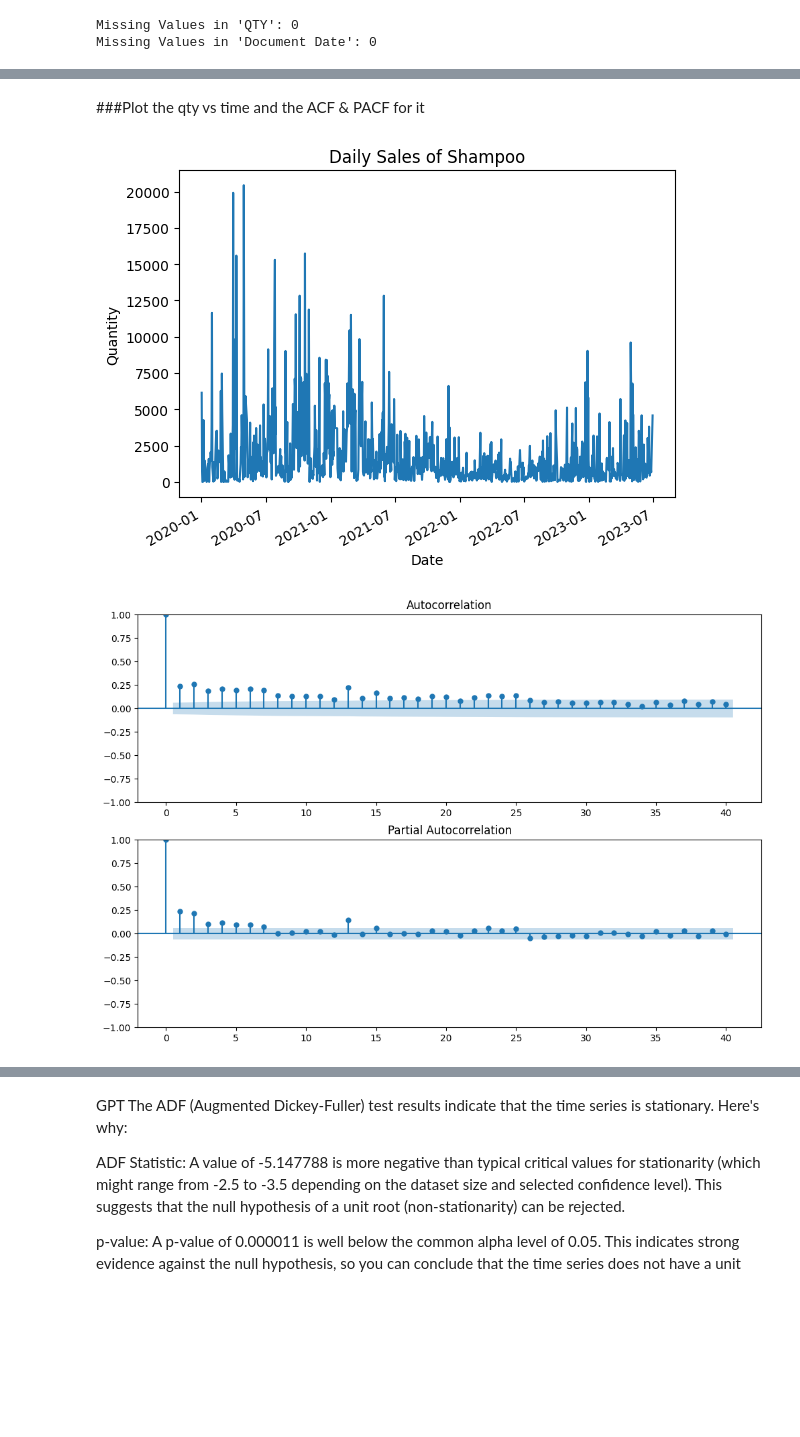
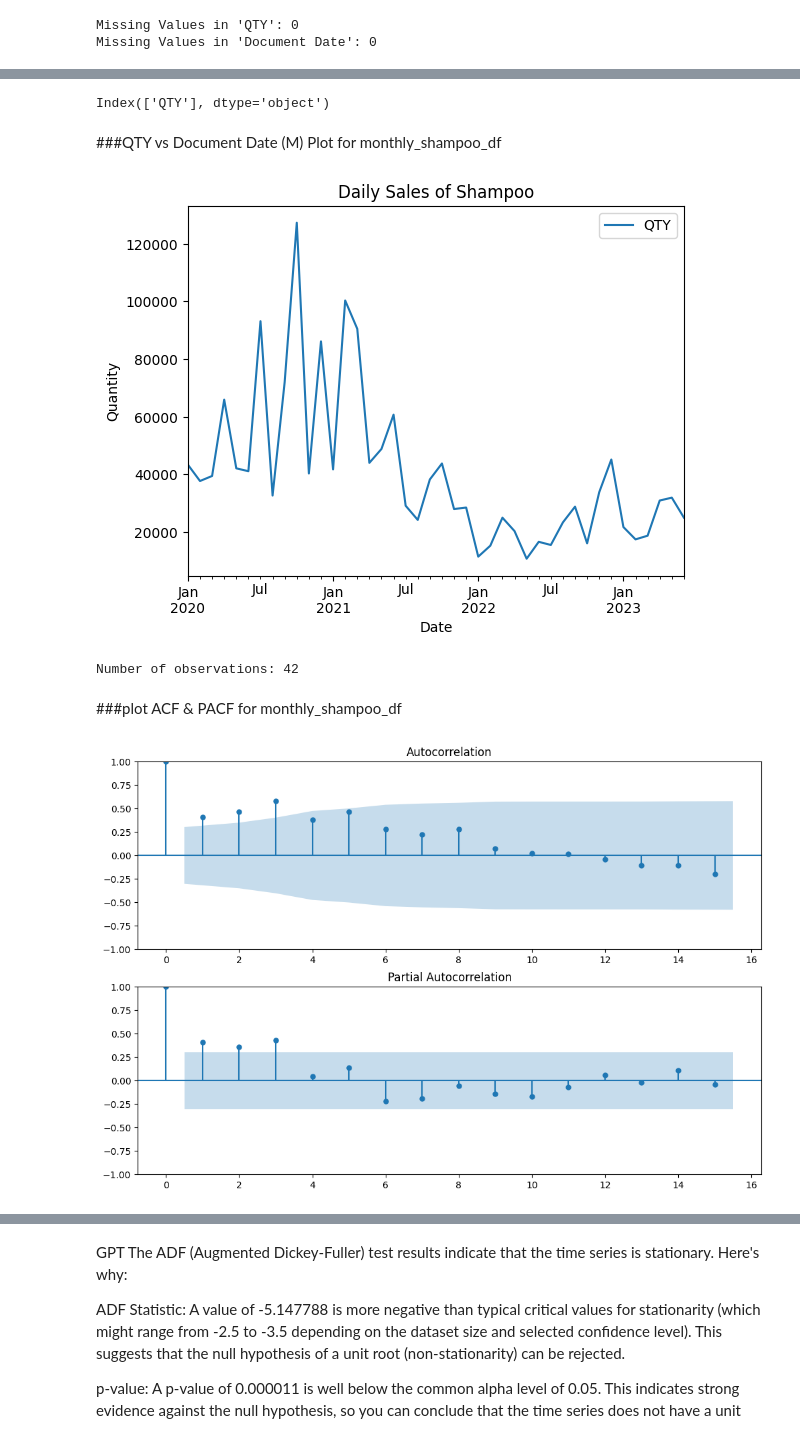
Before and after one commit to mra49/Capstone, a Jupyter notebook: SalesForecasting.ipynb, the cells around one changed output, grey strips where cells are left out. Drawn from its saved outputs; the diff is of its cells as text; code cells hidden in the pictures; blank space fills up the shorter version.

```diff
--- a/SalesForecasting.ipynb
+++ b/SalesForecasting.ipynb
@@ -438,8 +298,10 @@ import pandas as pd
 # Original size_mapping
 size_mapping = {
     "1.125L": ['0.0112L','1.5L', '0.112L','11.0L','10L','10.0L'],
-    "2.25L": ['0.022L','0.225L','0.02L'],
-    "4.0L": ['0.4L','0.04L','4.2L','4']
+    "2.25L": ['0.022L','0.225L','0.02L','2.0L','2.2L','2L'],
+    "4.0L": ['0.4L','0.04L','4.2L','4L'],
+    "5L" : ['0.055L'],
+    "3L" : ['0.03L']
 }
 
 # Invert the size_mapping dictionary
@@ -510,10 +333,0 @@ print(ref_df.head())  # Just to check the reference DataFrame
-# %%
-# Function to fill missing locations based on the customer number
-def fill_missing_location(row):
-    if pd.isna(row['Location ID']) and row['Customer Number'] in ref_df['Customer Number'].values:
-        return ref_df[ref_df['Customer Number'] == row['Customer Number']]['Location ID'].values[0]
-    else:
-        return row['Location ID']
-
-# Apply the function to fill missing 'Location ID'
-df['Location ID'] = df.apply(fill_missing_location, axis=1)
@@ -682 +524,15 @@ Missing Values in 'Document Date': 0
+# %%
+import pandas as pd
+
+# Assuming shampoo_df is your existing DataFrame and 'Document Date' is a datetime column
+monthly_shampoo_df = shampoo_df.groupby(pd.Grouper(key='Document Date', freq='M'))['QTY'].sum().reset_index()
+# %%
+# Optionally, if you want the 'Document Date' column to be just the year-month format:
+monthly_shampoo_df['Document Date'] = monthly_shampoo_df['Document Date'].dt.to_period('M')
+# Set the 'Document Date' as the index
+monthly_shampoo_df.set_index('Document Date', inplace=True)
+# %%
+monthly_shampoo_df.columns
+# %% [output]
+Index(['QTY'], dtype='object')
 # %%
@@ -687,28 +543,42 @@ shampoo_daily = shampoo_daily.sort_index()
-# %% [markdown]
-###Plot the qty vs time and the ACF & PACF for it
+# %% [markdown]
+###QTY vs Document Date (M) Plot for monthly_shampoo_df
 # %%
 import matplotlib.pyplot as plt
 
-shampoo_daily.plot()
+monthly_shampoo_df.plot()
 plt.title('Daily Sales of Shampoo')
 plt.xlabel('Date')
 plt.ylabel('Quantity')
 plt.show()
 # %% [output]
-[figure, old version]
+[figure, new version]
+# %%
+# Check the number of observations in the DataFrame
+n_obs = monthly_shampoo_df.shape[0]
+
+# Print the number of observations
+print("Number of observations:", n_obs)
+# %% [output]
+Number of observations: 42
+# %% [markdown]
+###plot ACF & PACF for monthly_shampoo_df
 # %%
+import matplotlib.pyplot as plt
 from statsmodels.graphics.tsaplots import plot_acf, plot_pacf
 
-# Assuming shampoo_daily is your original time series
-# Plot the ACF and PACF
-fig, (ax1, ax2) = plt.subplots(2, 1, figsize=(12,8))
+# Set the number of lags for the ACF and PACF plots
+n_lags = 15
+
+# Create figure and axes
+fig, (ax1, ax2) = plt.subplots(2, 1, figsize=(12, 8))
 
 # ACF plot
-plot_acf(shampoo_daily, lags=40, ax=ax1)  # Adjust lags as necessary
+plot_acf(monthly_shampoo_df['QTY'], lags=n_lags, ax=ax1)
 
 # PACF plot
-plot_pacf(shampoo_daily, lags=40, method='ywm', ax=ax2)  # Adjust lags as necessary
+plot_pacf(monthly_shampoo_df['QTY'], lags=n_lags, method='ywm', ax=ax2)
 
+# Display the plots
 plt.show()
 # %% [output]
-[figure, old version]
+[figure, new version]
```
Also changed, not shown: parts of 122 cells of this notebook.
